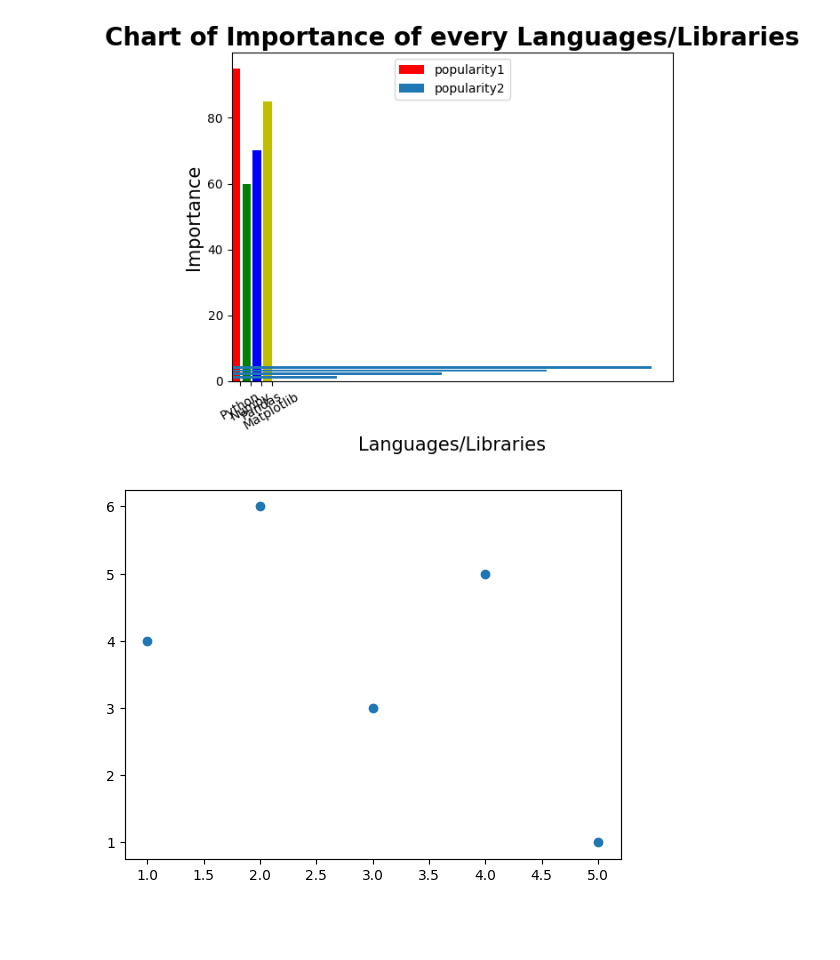
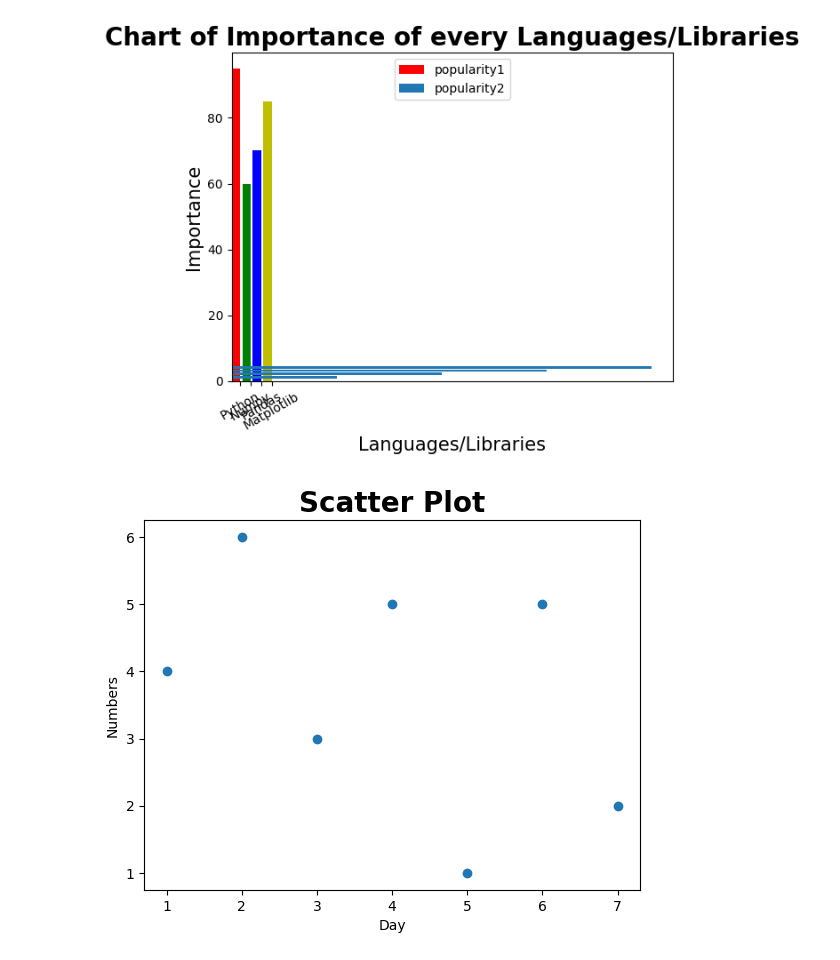
Before and after one commit to rajan-dhinoja/python_libraries, a Jupyter notebook: Matplotlib_Tutorial.ipynb, the cells around one changed output. Saved outputs shown, nothing was run; the diff lists cells and outputs as text; code cells hidden in the pictures; blank space fills up the shorter version.

```diff
--- a/Matplotlib_Tutorial.ipynb
+++ b/Matplotlib_Tutorial.ipynb
@@ -79,9 +79,13 @@ plt.show()
 # %% [output]
 [figure]
 # %%
-x = [1,2,3,4,5]
-y = [4,6,3,5,1]
-plt.scatter(x,y)
+day = [1,2,3,4,5,6,7]
+num = [4,6,3,5,1,5,2]
+plt.title("Scatter Plot", fontsize=20, fontweight=600)
+plt.xlabel("Day")
+plt.ylabel("Numbers")
+
+plt.scatter(day, num)
 plt.show()
 # %% [output]
-[figure, old version]
+[figure, new version]
```
